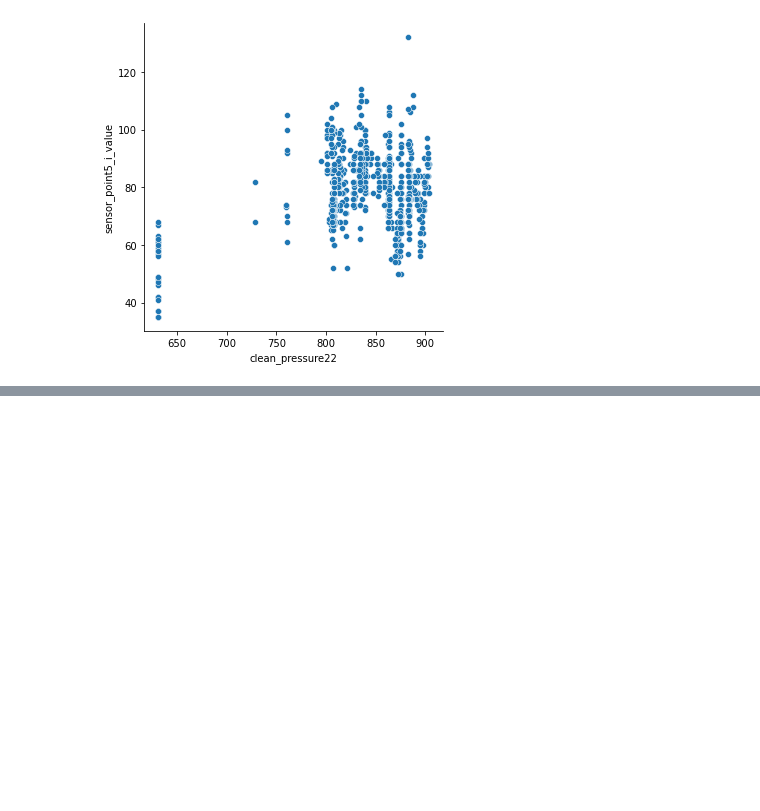
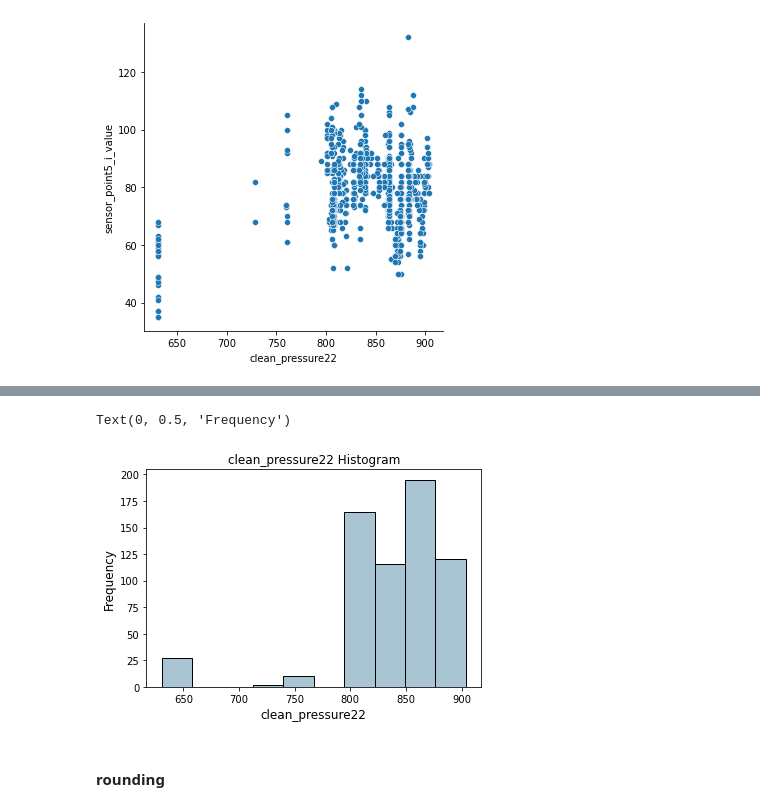
Before and after one commit to EricTsai83/IMBD_data_competition, a Jupyter notebook: Code/EDA.ipynb, the cells around one changed output, grey strips where cells are left out. Drawn from its saved outputs; the diff is of its cells as text; code cells hidden in the pictures; blank space fills up the shorter version.

```diff
--- a/Code/EDA.ipynb
+++ b/Code/EDA.ipynb
@@ -511,0 +525,12 @@ sns.lmplot(x="clean_pressure22", y="sensor_point5_i_value", hue="這裡要放類
+# %%
+fig, ax = plt.subplots()
+data_x['clean_pressure22'].hist(color='#A9C5D3', edgecolor='black',
+                          grid=False)
+ax.set_title('clean_pressure22 Histogram', fontsize=12)
+ax.set_xlabel('clean_pressure22', fontsize=12)
+ax.set_ylabel('Frequency', fontsize=12)
+# %% [output]
+Text(0, 0.5, 'Frequency')
+[figure, added]
+# %% [markdown]
+#### rounding
```
Also changed, not shown: parts of 29 cells of this notebook.
